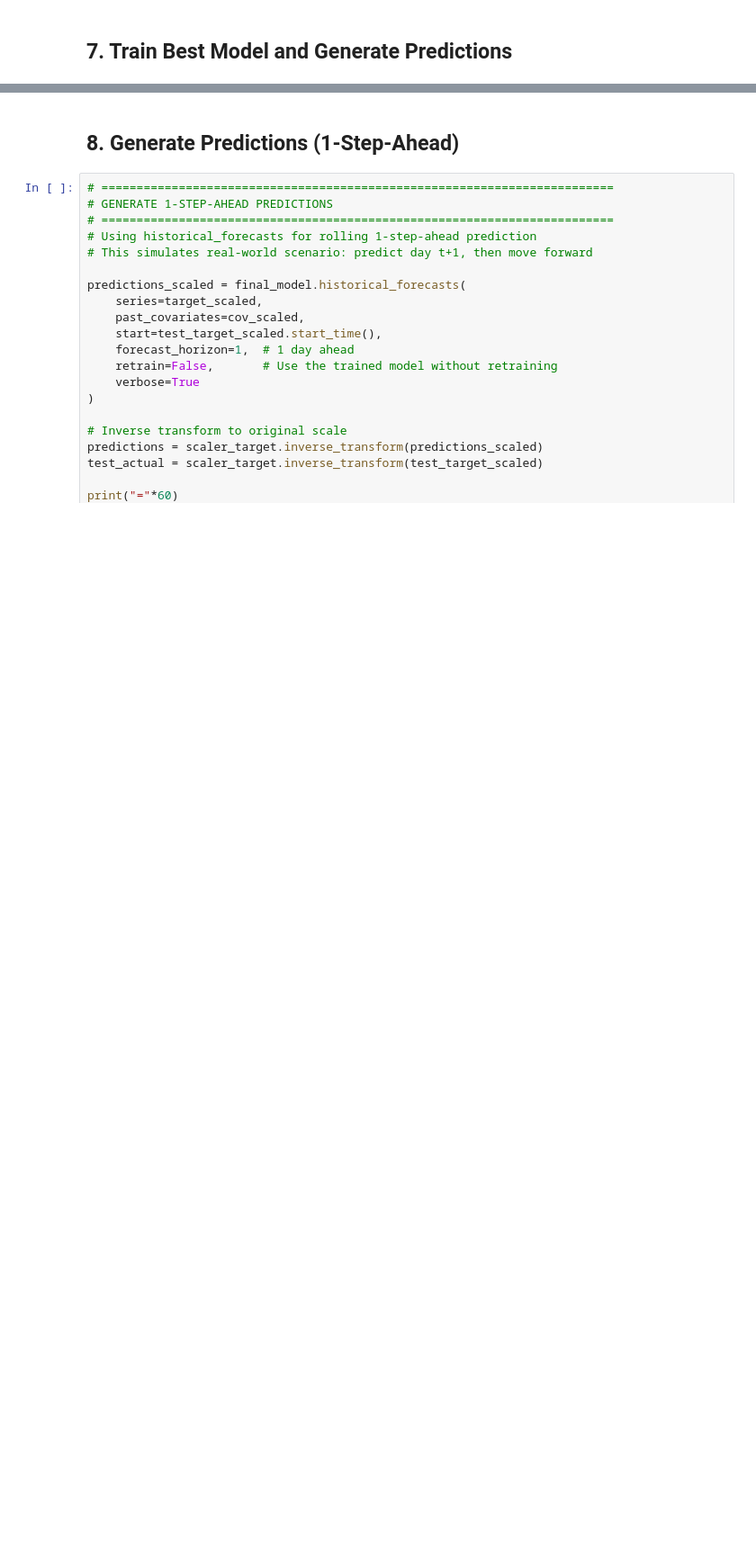
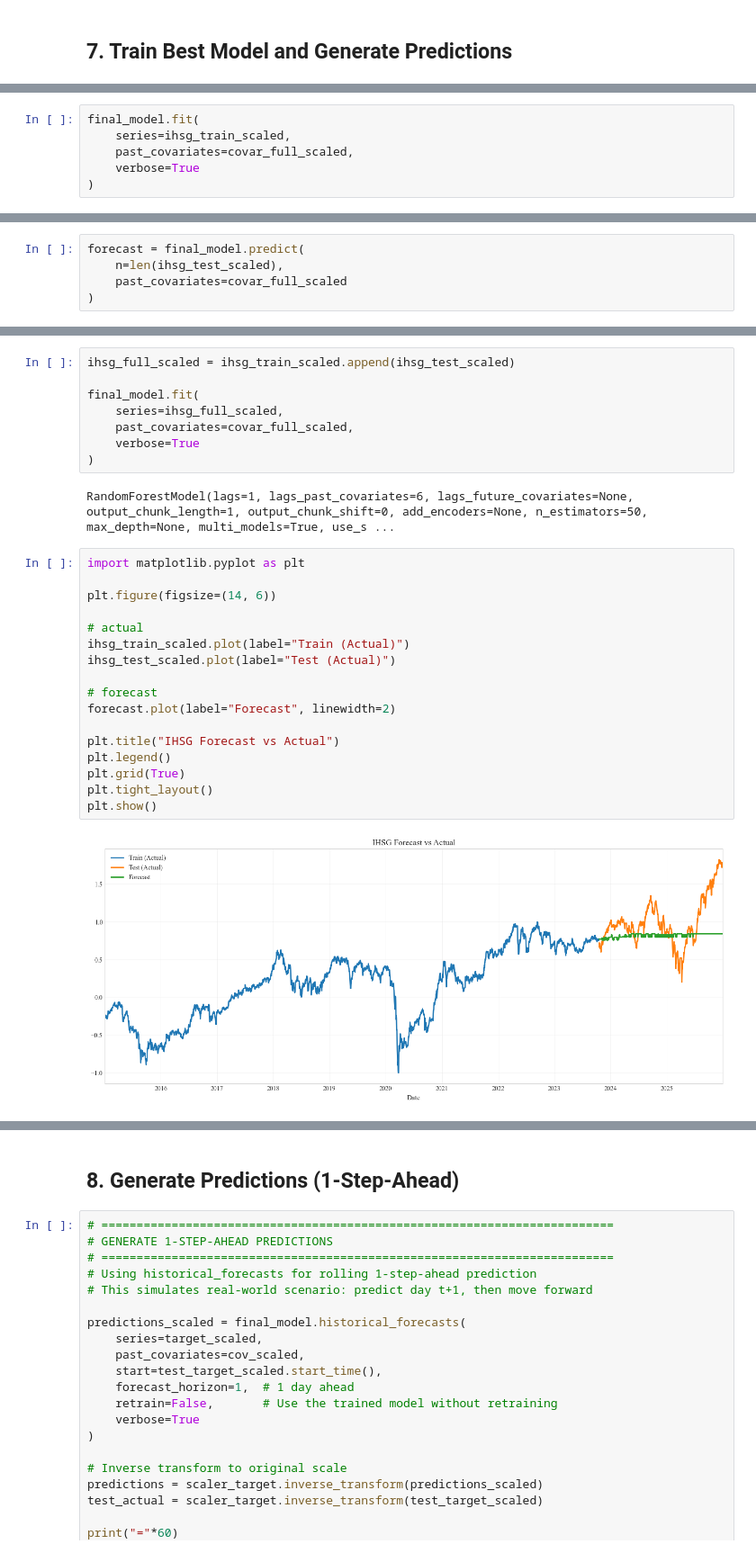
Before and after one commit to ravsssh/tesis-hakam, a Jupyter notebook: model-2-static.ipynb, the cells around one changed output, grey strips where cells are left out. Shown at 90% size. Drawn from its saved outputs; the diff is of its cells as text; blank space fills up the shorter version.

Commit message:
new model

```diff
--- a/model-2-static.ipynb
+++ b/model-2-static.ipynb
@@ -588,0 +579,6 @@ print(f"  - Past: {covariates.components.tolist()}")
+# %%
+final_model.fit(
+    series=ihsg_train_scaled,
+    past_covariates=covar_full_scaled,
+    verbose=True
+)
@@ -588,0 +587,5 @@ print(f"  - Past: {covariates.components.tolist()}")
+# %%
+forecast = final_model.predict(
+    n=len(ihsg_test_scaled),
+    past_covariates=covar_full_scaled
+)
@@ -588,0 +601,29 @@ print(f"  - Past: {covariates.components.tolist()}")
+# %%
+ihsg_full_scaled = ihsg_train_scaled.append(ihsg_test_scaled)
+
+final_model.fit(
+    series=ihsg_full_scaled,
+    past_covariates=covar_full_scaled,
+    verbose=True
+)
+# %% [output]
+RandomForestModel(lags=1, lags_past_covariates=6, lags_future_covariates=None, output_chunk_length=1, output_chunk_shift=0, add_encoders=None, n_estimators=50, max_depth=None, multi_models=True, use_s ...
+# %%
+import matplotlib.pyplot as plt
+
+plt.figure(figsize=(14, 6))
+
+# actual
+ihsg_train_scaled.plot(label="Train (Actual)")
+ihsg_test_scaled.plot(label="Test (Actual)")
+
+# forecast
+forecast.plot(label="Forecast", linewidth=2)
+
+plt.title("IHSG Forecast vs Actual")
+plt.legend()
+plt.grid(True)
+plt.tight_layout()
+plt.show()
+# %% [output]
+[figure, added]
```
Also changed, not shown: parts of 20 cells of this notebook, 16 other files.
